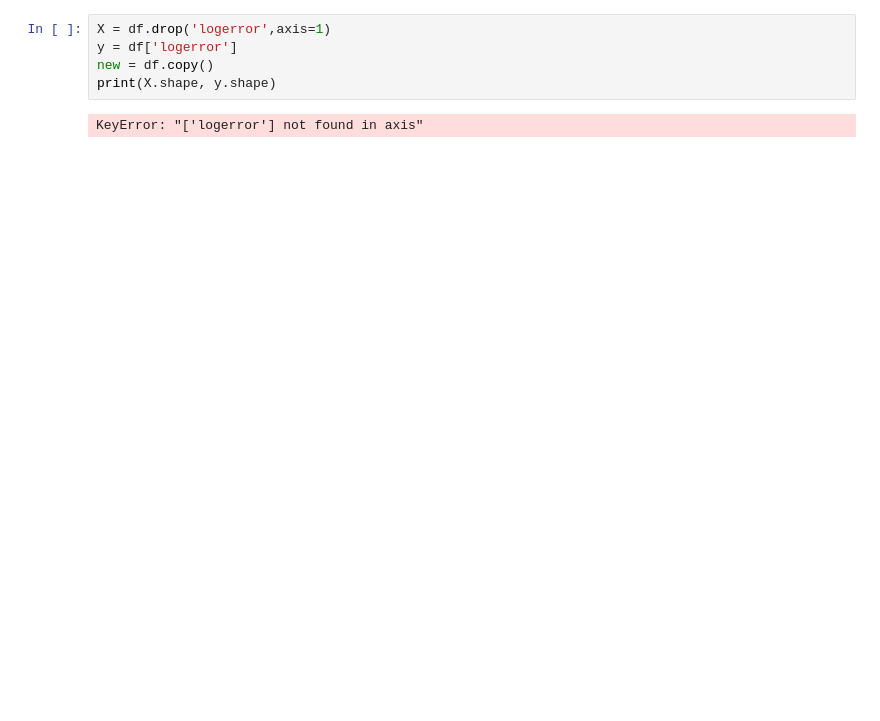
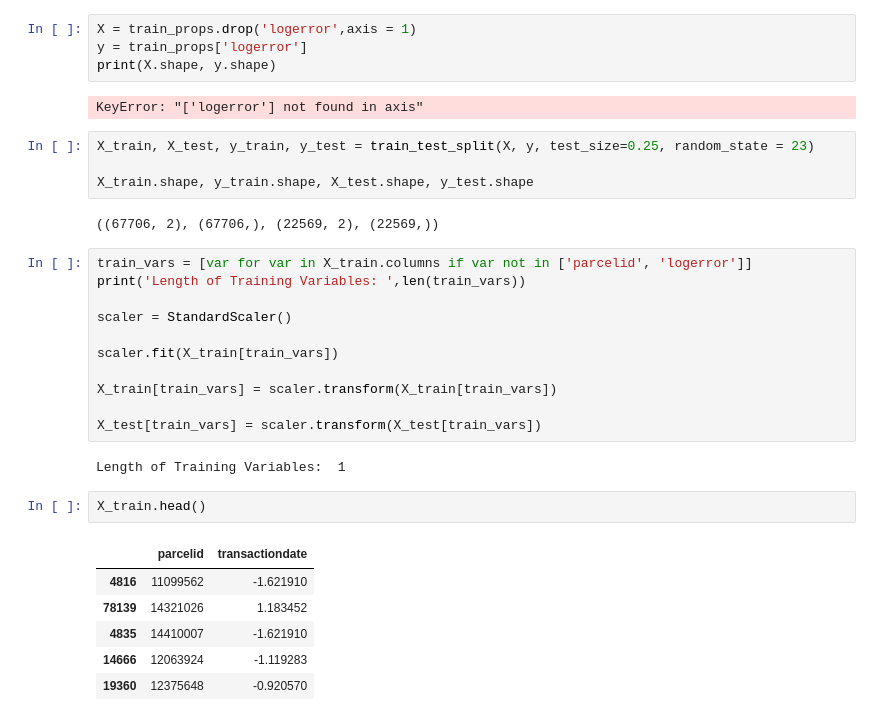
Before and after one commit to efazHossain/DATA-4380, a Jupyter notebook: Projects/TabularData/Zillow_Price.ipynb, the cells around one changed output. Drawn from its saved outputs; the diff is of its cells as text; blank space fills up the shorter version.

```diff
--- a/Projects/TabularData/Zillow_Price.ipynb
+++ b/Projects/TabularData/Zillow_Price.ipynb
@@ -302,7 +343,34 @@ df.head()
 # %%
-X = df.drop('logerror',axis=1)
-y = df['logerror']
-new = df.copy()
+X = train_props.drop('logerror',axis = 1)
+y = train_props['logerror']
 print(X.shape, y.shape)
 # %% [output]
 KeyError: "['logerror'] not found in axis"
+# %%
+X_train, X_test, y_train, y_test = train_test_split(X, y, test_size=0.25, random_state = 23)
+
+X_train.shape, y_train.shape, X_test.shape, y_test.shape
+# %% [output]
+((67706, 2), (67706,), (22569, 2), (22569,))
+# %%
+train_vars = [var for var in X_train.columns if var not in ['parcelid', 'logerror']]
+print('Length of Training Variables: ',len(train_vars))
+
+scaler = StandardScaler()
+
+scaler.fit(X_train[train_vars])
+
+X_train[train_vars] = scaler.transform(X_train[train_vars])
+
+X_test[train_vars] = scaler.transform(X_test[train_vars])
+# %% [output]
+Length of Training Variables:  1
+# %%
+X_train.head()
+# %% [output]
+|  | parcelid | transactiondate |
+| 4816 | 11099562 | -1.621910 |
+| 78139 | 14321026 | 1.183452 |
+| 4835 | 14410007 | -1.621910 |
+| 14666 | 12063924 | -1.119283 |
+| 19360 | 12375648 | -0.920570 |
```
Also changed, not shown: parts of 17 cells of this notebook, 2 other files.
